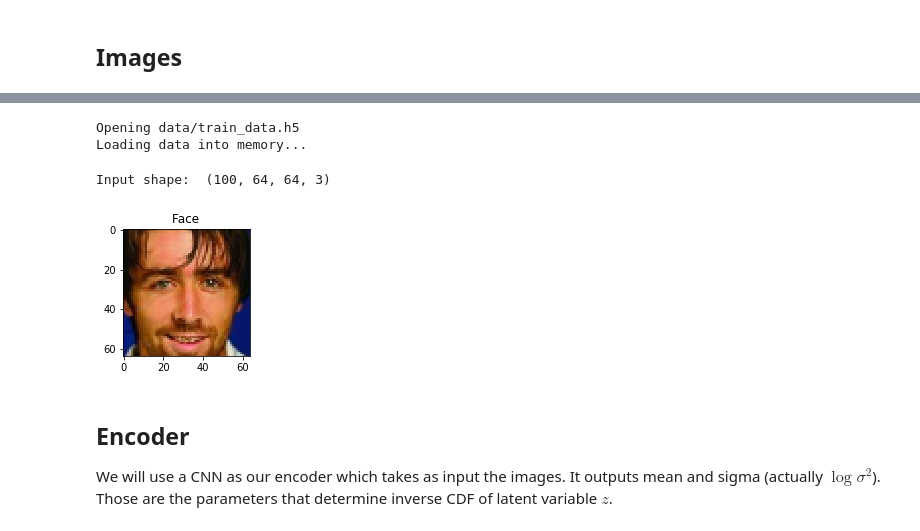
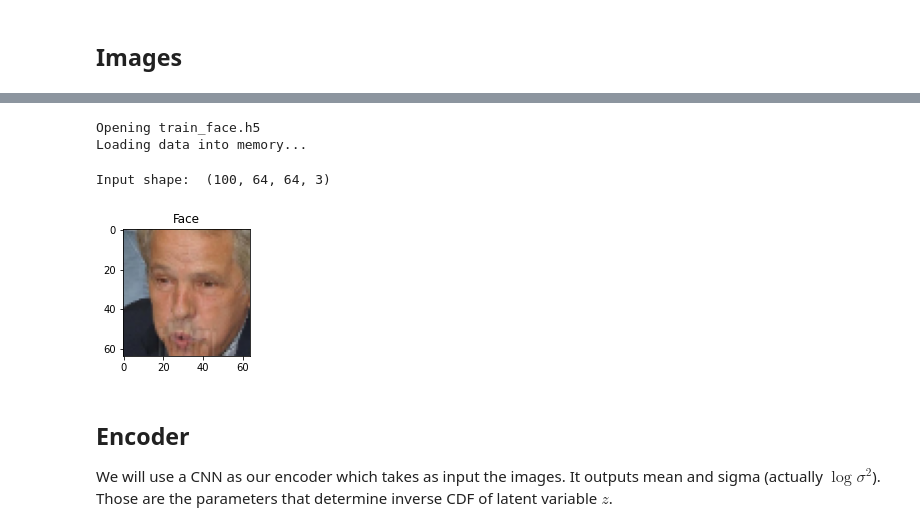
Before and after one commit to depplenny/VAE, a Jupyter notebook: main.ipynb, the cells around one changed output, grey strips where cells are left out. Cells and saved outputs as stored; diff of their text form; code cells hidden in the pictures.

```diff
--- a/main.ipynb
+++ b/main.ipynb
@@ -55,9 +81,9 @@ TensorFlow 2.x selected.
 # %%
 import util
 # Get the training dataset, which includes faces (CelebA Dataset) and objects (ImageNet), we will be only using faces
-loader = util.TrainingDatasetLoader('data/train_data.h5')
+loader = util.TrainingDatasetLoader('train_face.h5')
 # %% [output]
-Opening data/train_data.h5
+Opening train_face.h5
 Loading data into memory...
 # %%
 number_of_training_examples = loader.get_dataset_size() # 109914
@@ -70,23 +96,23 @@ Input shape:  (100, 64, 64, 3)
 # %%
 ### Examining the training dataset ###
 
 face_images = images[np.where(labels==1)[0]]
 #non_face_images = images[np.where(labels==0)[0]]
 
-idx_face = 26 #@param {type:"slider", min:0, max:50, step:1}
+idx_face = 0 #@param {type:"slider", min:0, max:50, step:1}
 #idx_non_face = 37 #@param {type:"slider", min:0, max:50, step:1}
 
 plt.figure(figsize=(5,5))
 
 plt.subplot(1, 2, 1)
 plt.imshow(face_images[idx_face])
 plt.title("Face"); plt.grid(False)
 
 #plt.subplot(1, 2, 2)
 #plt.imshow(non_face_images[idx_non_face])
 #plt.title("Not Face"); plt.grid(False)
 # %% [output]
-[figure, old version]
+[figure, new version]
 # %% [markdown]
 ## Encoder
 
```
Also changed, not shown: parts of 10 cells of this notebook, 30 other files.
